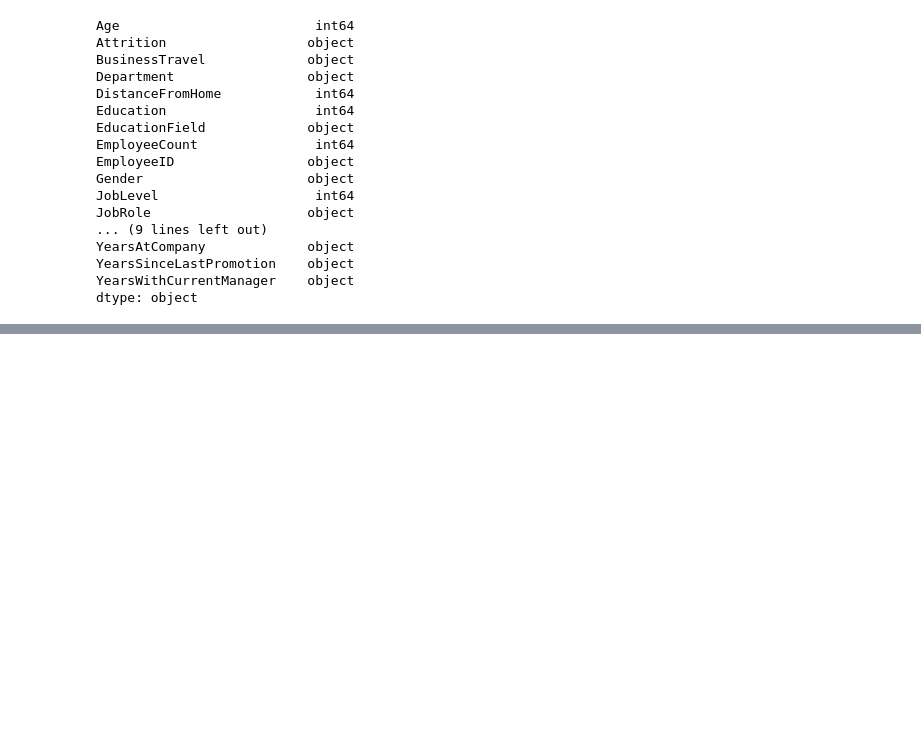
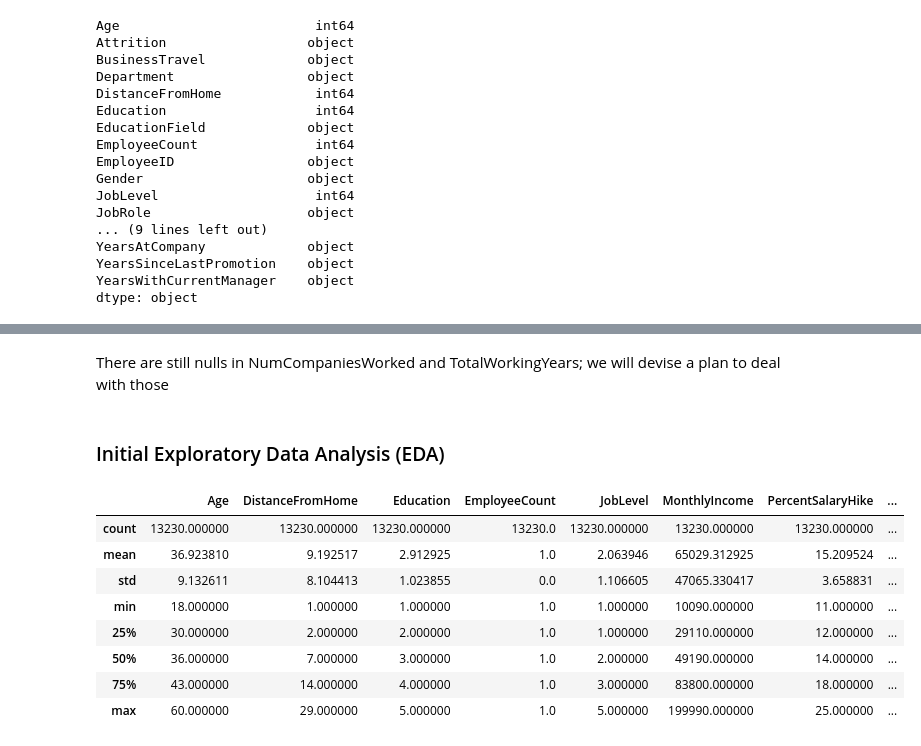
Before and after one commit to RSDUNN0809/hr_analytics_case_study, a Jupyter notebook: working_notebook.ipynb, the cells around one changed output, grey strips where cells are left out. Drawn from its saved outputs; the diff is of its cells as text; code cells hidden in the pictures; blank space fills up the shorter version.

```diff
--- a/working_notebook.ipynb
+++ b/working_notebook.ipynb
@@ -204,0 +296,4 @@ dtype: object
+# %%
+# there are some "NA" strings in dataframe; we should fill with np.nan
+
+general_df.replace('NA', np.nan, inplace = True)
@@ -204,0 +320,18 @@ dtype: object
+# %%
+general_df[['YearsAtCompany', 'YearsSinceLastPromotion', 'YearsWithCurrentManager']] = general_df[['YearsAtCompany', 'YearsSinceLastPromotion', 'YearsWithCurrentManager']].astype(int)
+# %% [markdown]
+There are still nulls in NumCompaniesWorked and TotalWorkingYears; we will devise a plan to deal with those
+# %% [markdown]
+### Initial Exploratory Data Analysis (EDA)
+# %%
+general_df.describe()
+# %% [output]
+|  | Age | DistanceFromHome | Education | EmployeeCount | JobLevel | MonthlyIncome | PercentSalaryHike | ... |
+| count | 13230.000000 | 13230.000000 | 13230.000000 | 13230.0 | 13230.000000 | 13230.000000 | 13230.000000 | ... |
+| mean | 36.923810 | 9.192517 | 2.912925 | 1.0 | 2.063946 | 65029.312925 | 15.209524 | ... |
+| std | 9.132611 | 8.104413 | 1.023855 | 0.0 | 1.106605 | 47065.330417 | 3.658831 | ... |
+| min | 18.000000 | 1.000000 | 1.000000 | 1.0 | 1.000000 | 10090.000000 | 11.000000 | ... |
+| 25% | 30.000000 | 2.000000 | 2.000000 | 1.0 | 1.000000 | 29110.000000 | 12.000000 | ... |
+| 50% | 36.000000 | 7.000000 | 3.000000 | 1.0 | 2.000000 | 49190.000000 | 14.000000 | ... |
+| 75% | 43.000000 | 14.000000 | 4.000000 | 1.0 | 3.000000 | 83800.000000 | 18.000000 | ... |
+| max | 60.000000 | 29.000000 | 5.000000 | 1.0 | 5.000000 | 199990.000000 | 25.000000 | ... |
```
Also changed, not shown: parts of 26 cells of this notebook.
